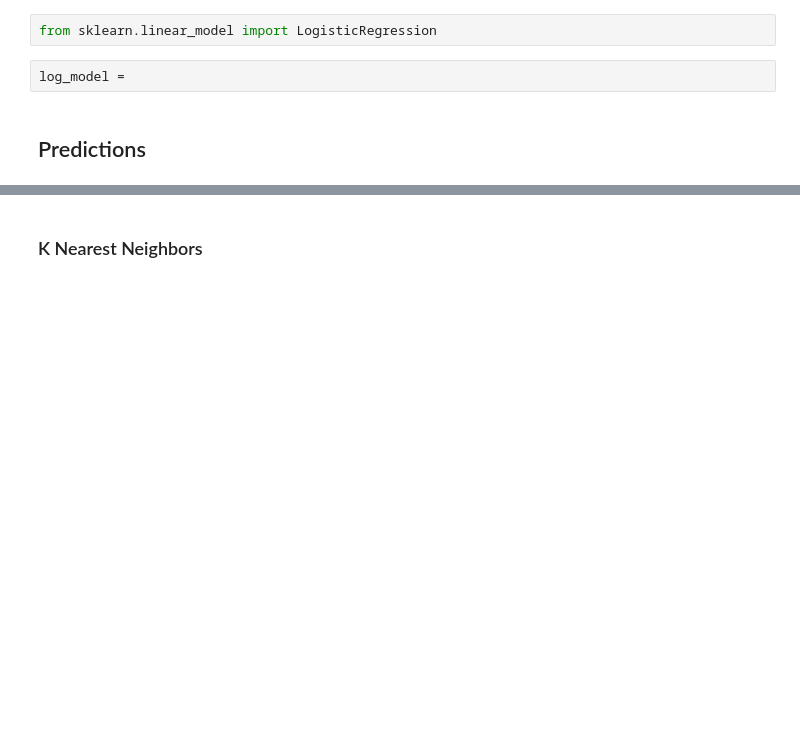
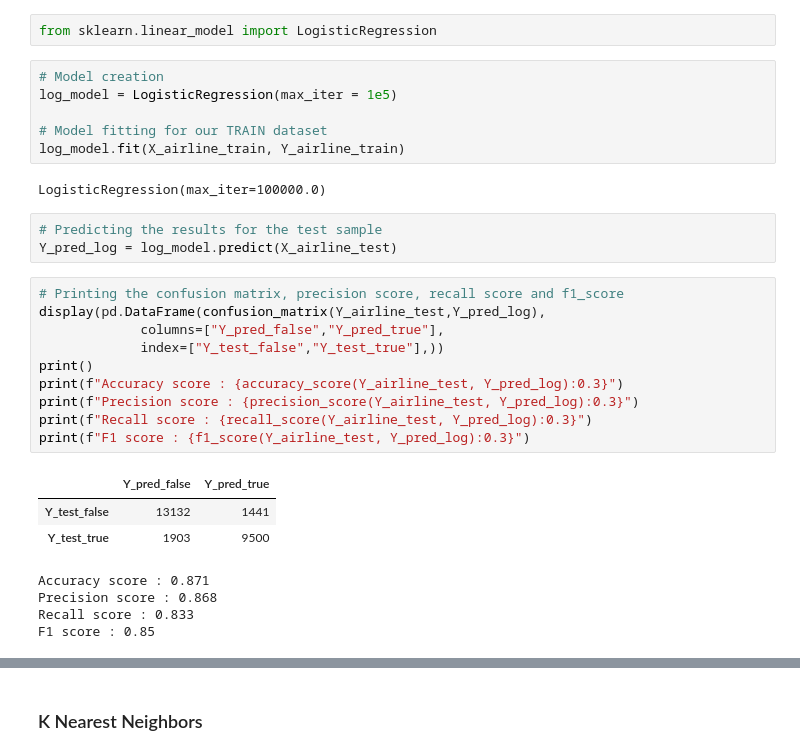
Before and after one commit to leo-cavalcante/airline-passenger-satisfaction, a Jupyter notebook: Airline Passenger Satisfaction.ipynb, the cells around one changed output, grey strips where cells are left out. Drawn from its saved outputs; the diff is of its cells as text; blank space fills up the shorter version.

```diff
--- a/Airline Passenger Satisfaction.ipynb
+++ b/Airline Passenger Satisfaction.ipynb
@@ -746,7 +774,32 @@ For this exercice, let's use 3 different models:
 ### Logistic Regression
 # %%
 from sklearn.linear_model import LogisticRegression
-# %% [raw]
-log_model =
-# %% [markdown]
-## Predictions
+# %%
+# Model creation
+log_model = LogisticRegression(max_iter = 1e5)
+
+# Model fitting for our TRAIN dataset
+log_model.fit(X_airline_train, Y_airline_train)
+# %% [output]
+LogisticRegression(max_iter=100000.0)
+# %%
+# Predicting the results for the test sample
+Y_pred_log = log_model.predict(X_airline_test)
+# %%
+# Printing the confusion matrix, precision score, recall score and f1_score
+display(pd.DataFrame(confusion_matrix(Y_airline_test,Y_pred_log),
+             columns=["Y_pred_false","Y_pred_true"],
+             index=["Y_test_false","Y_test_true"],))
+print()
+print(f"Accuracy score : {accuracy_score(Y_airline_test, Y_pred_log):0.3}")
+print(f"Precision score : {precision_score(Y_airline_test, Y_pred_log):0.3}")
+print(f"Recall score : {recall_score(Y_airline_test, Y_pred_log):0.3}")
+print(f"F1 score : {f1_score(Y_airline_test, Y_pred_log):0.3}")
+# %% [output]
+|  | Y_pred_false | Y_pred_true |
+| Y_test_false | 13132 | 1441 |
+| Y_test_true | 1903 | 9500 |
+Accuracy score : 0.871
+Precision score : 0.868
+Recall score : 0.833
+F1 score : 0.85
```
Also changed, not shown: parts of 27 cells of this notebook.
